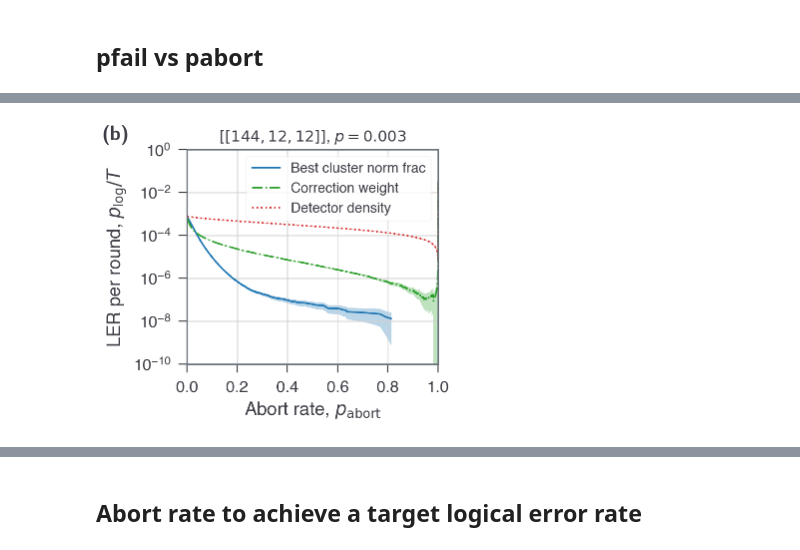
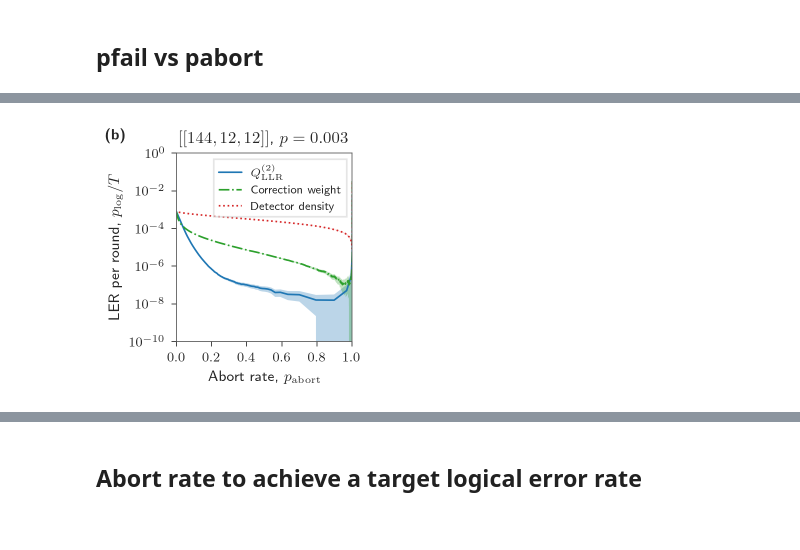
Before and after one commit to seokhyung-lee/ldpc-post-selection, a Jupyter notebook: simulations/analysis/notebooks/bb_code_analysis.ipynb, the cells around one changed output, grey strips where cells are left out. Cells and saved outputs as stored; diff of their text form; code cells hidden in the pictures.

```diff
--- a/simulations/analysis/notebooks/bb_code_analysis.ipynb
+++ b/simulations/analysis/notebooks/bb_code_analysis.ipynb
@@ -70,4 +79,4 @@ The autoreload extension is already loaded. To reload it, use:
 # %%
-df_ps_dict = load_data(["bb", "bb_gapproxy"])
+df_ps_dict = load_data(["bb_old"])
 # %% [markdown]
 ## pfail vs pabort
@@ -101,10 +231,11 @@ from simulations.analysis.plotting_helpers import (
 )
 
 
-def plot_plog_against_pabort(n, p, figsize):
+def plot_plog_against_pabort(n, p, aspect_ratio=0.9):
     d = {144: 12, 72: 6}[n]
 
-    fig, ax = plt.subplots(figsize=figsize, constrained_layout=True)
+    fig = FIG_FORMATTER.figure(wide=True, width_ratio=0.32, aspect_ratio=aspect_ratio)
+    ax = fig.add_subplot()
 
     def plot(df, **kwargs):
         df = df.reset_index()
@@ -114,8 +245,8 @@ def plot_plog_against_pabort(n, p, figsize):
         error_band_plot(p_abort, p_fail, delta_p_fail, ax=ax, **kwargs)
 
     # Best cluster norm
-    df_ps_d = df_ps_best.loc[idx[n, d, p, :], :]
-    plot(df_ps_d, label=rf"Best cluster norm frac", color=COLORS(0))
+    df_ps_d = df_ps_dict["cluster_llr_norm_2"].loc[idx[n, d, p, :], :]
+    plot(df_ps_d, label=r"$Q_\mathrm{LLR}^{(2)}$", color=COLORS(0))
 
     # Prediction LLR
     plot(
@@ -135,11 +266,11 @@ def plot_plog_against_pabort(n, p, figsize):
 
     # ax.set_xscale("log")
     code_prms = f"$[[144, 12, 12]]$" if n == 144 else f"$[[72, 12, 6]]$"
-    ax.set_title(rf"{code_prms}, $p = {p}$", fontsize=11)
+    ax.set_title(rf"{code_prms}, $p = {p}$", fontsize=10)
     ax.set_xlim(0, 1)
     ax.set_xticks([0, 0.2, 0.4, 0.6, 0.8, 1])
     ax.set_yscale("log")
-    ax.legend(loc="upper right", fontsize=10)
+    ax.legend(loc="upper right", fontsize=7)
     ax.set_ylim(1e-10, 1)
 
     ax.set_xlabel(r"Abort rate, $p_\mathrm{abort}$")
@@ -147,22 +278,18 @@ def plot_plog_against_pabort(n, p, figsize):
 
     return fig, ax
 # %%
-figsize = (DFT_FIG_WIDTH_WIDE * 0.32, 3)
-fig, ax = plot_plog_against_pabort(144, 3e-3, figsize)
-ax.text(
+fig, ax = plot_plog_against_pabort(144, 3e-3, aspect_ratio=1)
+fig.text(
     0,
     1,
-    "(b)",
+    r"\textbf{(b)}",
     in_layout=False,
-    va="top",
-    ha="left",
     transform=fig.transFigure,
-    fontdict=dict(weight="bold", family=CMU_FONT),
-    fontsize=14,
+    verticalalignment="top",
 )
 
-plt.savefig(
+fig.savefig(
     "overleaf_figs/bb_code_metric_comparison_plog_vs_pabort.pdf",
 )
 # %% [output]
-[figure, old version]
+[figure, new version]
```
Also changed, not shown: parts of 11 cells of this notebook, 6 other files.
